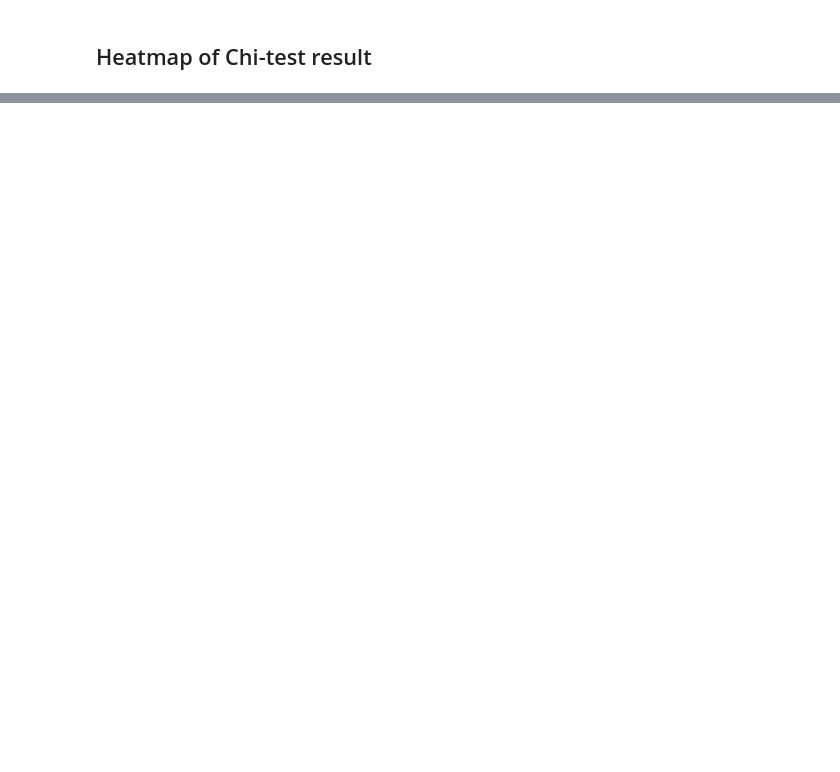
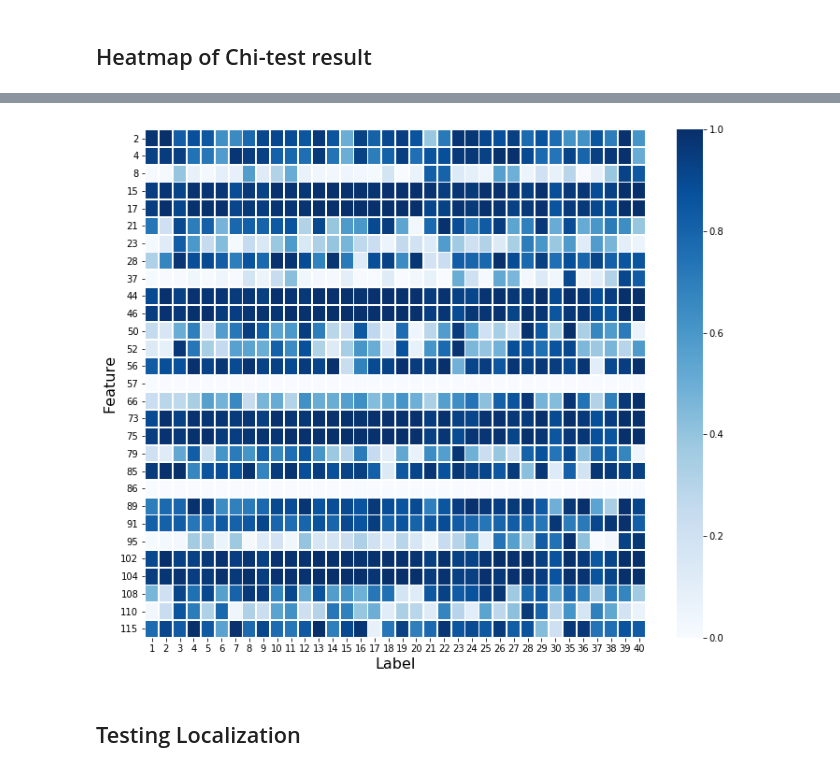
Before and after one commit to jsakhnin/multiclass_IDS_smartgrid, a Jupyter notebook: attack_localization.ipynb, the cells around one changed output, grey strips where cells are left out. Saved outputs shown, nothing was run; the diff lists cells and outputs as text; code cells hidden in the pictures; blank space fills up the shorter version.

```diff
--- a/attack_localization.ipynb
+++ b/attack_localization.ipynb
@@ -97,0 +105,19 @@ topN
+# %%
+final_chi2, top_features2 = erlc.chi_test(X[:,np.unique(top_features)], y)
+# %%
+plt.figure(figsize=(12,10))
+x_axis_labels = np.unique(y)
+x_axis_labels = x_axis_labels[:-1]
+sns.heatmap(np.transpose(final_chi2), yticklabels = np.unique(top_features),
+            xticklabels = x_axis_labels,
+            cmap="Blues",
+#             center = 0.000001,
+#             cbar_kws={"shrink": 1, "orientation": "horizontal", "pad": 0.05, "fraction": 0.01},
+            linewidths = 0.8)
+plt.xlabel("Label", fontsize=16)
+plt.ylabel("Feature", fontsize=16)
+plt.savefig('output/chi_heatmap_reduced.pdf')
+# %% [output]
+[figure, added]
+# %% [markdown]
+## Testing Localization
```
Also changed, not shown: parts of 14 cells of this notebook, 8 other files.
